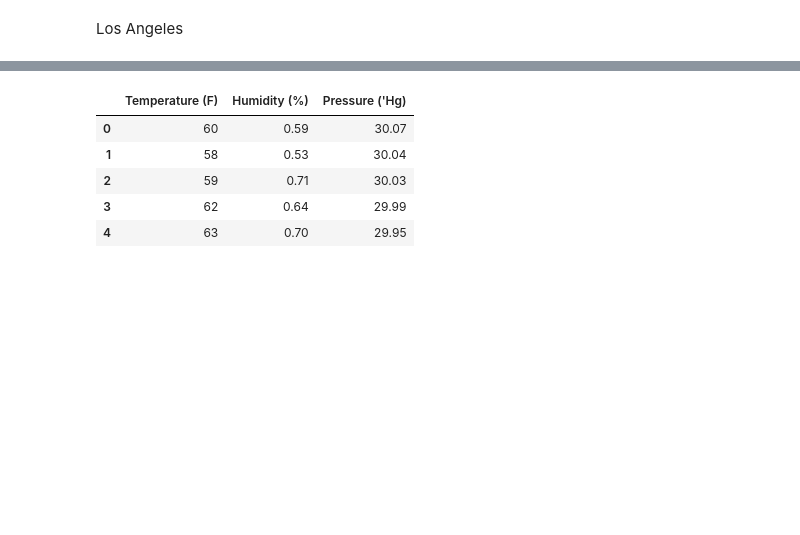
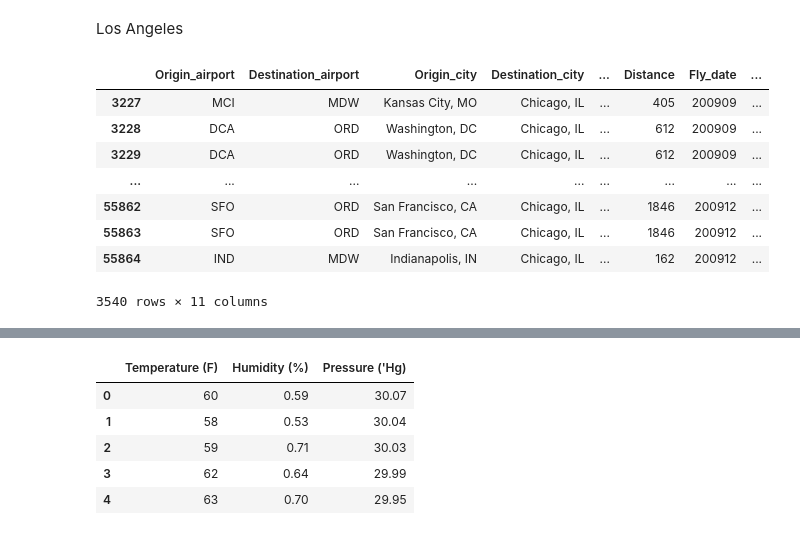
Before and after one commit to adamxkabbara/Paradise-Lost, a Jupyter notebook: Project.ipynb, the cells around one changed output, grey strips where cells are left out. Drawn from its saved outputs; the diff is of its cells as text; code cells hidden in the pictures; blank space fills up the shorter version.

```diff
--- a/Project.ipynb
+++ b/Project.ipynb
@@ -39,2 +65,15 @@ df_airports
 # %% [markdown]
 Los Angeles
+# %%
+ch_df = all_years_df[all_years_df["Destination_city"] == "Chicago, IL"]
+ch_df
+# %% [output]
+|  | Origin_airport | Destination_airport | Origin_city | Destination_city | ... | Distance | Fly_date | ... |
+| 3227 | MCI | MDW | Kansas City, MO | Chicago, IL | ... | 405 | 200909 | ... |
+| 3228 | DCA | ORD | Washington, DC | Chicago, IL | ... | 612 | 200909 | ... |
+| 3229 | DCA | ORD | Washington, DC | Chicago, IL | ... | 612 | 200909 | ... |
+| ... | ... | ... | ... | ... | ... | ... | ... | ... |
+| 55862 | SFO | ORD | San Francisco, CA | Chicago, IL | ... | 1846 | 200912 | ... |
+| 55863 | SFO | ORD | San Francisco, CA | Chicago, IL | ... | 1846 | 200912 | ... |
+| 55864 | IND | MDW | Indianapolis, IN | Chicago, IL | ... | 162 | 200912 | ... |
+3540 rows × 11 columns
```
Also changed, not shown: parts of 28 cells of this notebook.
